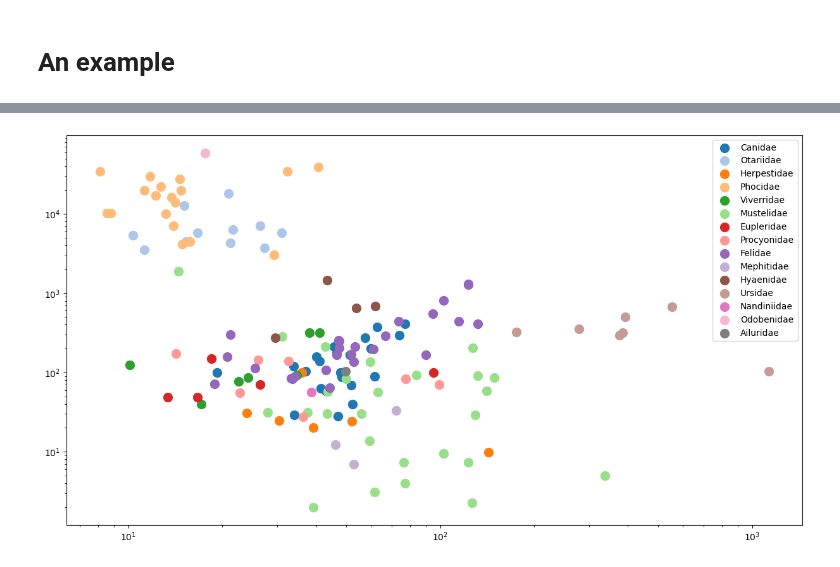
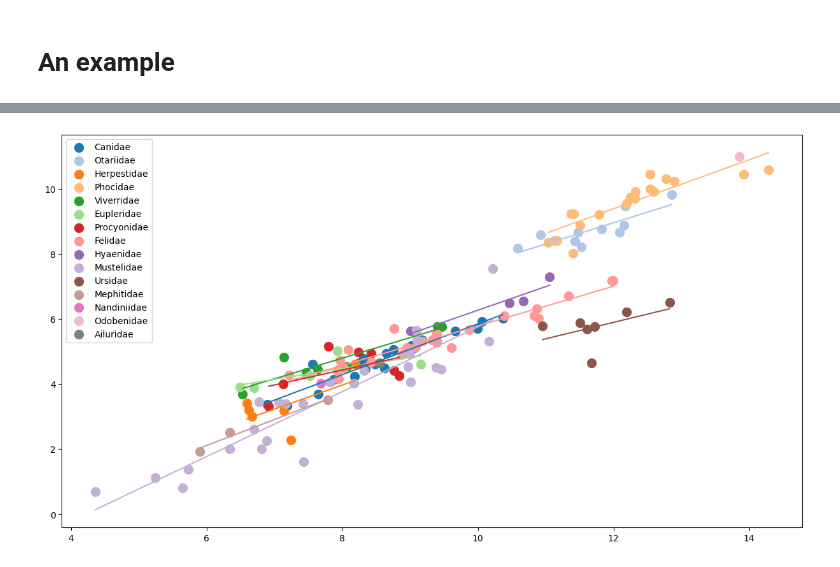
Before and after one commit to UOdsci/dsci345, a Jupyter notebook: class_material/slides/Week_09_Transformations_and_diagnostics.ipynb, the cells around one changed output, grey strips where cells are left out. Cells and saved outputs as stored; diff of their text form; code cells hidden in the pictures.

```diff
--- a/class_material/slides/Week_09_Transformations_and_diagnostics.ipynb
+++ b/class_material/slides/Week_09_Transformations_and_diagnostics.ipynb
@@ -31,0 +47,13 @@ plt.legend();
+# %%
+from sklearn.linear_model import LinearRegression as lm
+fit1 = lm().fit(carnivores[['AdultBodyMass_g']], carnivores.NeonateBodyMass_g)
+# %%
+for f in colors:
+    sub = carnivores[carnivores.Family == f]
+    plt.scatter(sub.AdultBodyMass_g, sub.NeonateBodyMass_g, color=colors[f], s=100, label=f)
+pred = pd.DataFrame({
+    "AdultBodyMass_g": np.linspace(0, 1.6e6, 21)
+})
+pred['NeonateBodyMass_g'] = fit1.predict(pred)
+plt.plot(pred.AdultBodyMass_g, pred.NeonateBodyMass_g)
+plt.legend();
@@ -31,0 +121,5 @@ plt.legend();
+# %%
+carnivores['PredictedNeonateMass'] = fit1.predict(
+    carnivores[['AdultBodyMass_g']]
+)
+carnivores['residual'] = carnivores['NeonateBodyMass_g'] - carnivores['PredictedNeonateMass']
@@ -39,0 +169,15 @@ plt.legend();
+# %%
+carnivores['logAdultBodyMass_g'] = np.log(carnivores['AdultBodyMass_g'])
+carnivores['logNeonateBodyMass_g'] = np.log(carnivores['NeonateBodyMass_g'])
+fit2 = lm().fit(carnivores[['logAdultBodyMass_g']], carnivores.logNeonateBodyMass_g)
+for f in colors:
+    sub = carnivores[carnivores.Family == f]
+    plt.scatter(sub.logAdultBodyMass_g, sub.logNeonateBodyMass_g, color=colors[f], s=100, label=f)
+pred2 = pd.DataFrame({
+    "logAdultBodyMass_g": np.linspace(np.min(carnivores.logAdultBodyMass_g),
+                                      np.max(carnivores.logAdultBodyMass_g), 201)
+})
+pred2['logNeonateBodyMass_g'] = fit2.predict(pred2)
+plt.plot(np.log(pred.AdultBodyMass_g), np.log(pred.NeonateBodyMass_g), label='orig fit')
+plt.plot(pred2.logAdultBodyMass_g, pred2.logNeonateBodyMass_g, label='log fit')
+plt.legend();
@@ -40,8 +192,14 @@ plt.legend();
 # %%
 for f in colors:
     sub = carnivores[carnivores.Family == f]
-    plt.scatter(sub.AdultBodyMass_g / sub.NeonateBodyMass_g, sub.NeonateBodyMass_g, color=colors[f], s=100, label=f)
-plt.xscale("log"); plt.yscale("log")
+    fit_sub = lm().fit(sub[['logAdultBodyMass_g']], sub.logNeonateBodyMass_g)
+    plt.scatter(sub.logAdultBodyMass_g, sub.logNeonateBodyMass_g, color=colors[f], s=100, label=f)
+    pred_sub = pd.DataFrame({
+        "logAdultBodyMass_g": np.linspace(np.min(sub.logAdultBodyMass_g),
+                                          np.max(sub.logAdultBodyMass_g), 201)
+    })
+    pred_sub['logNeonateBodyMass_g'] = fit_sub.predict(pred_sub)
+    plt.plot(pred_sub.logAdultBodyMass_g, pred_sub.logNeonateBodyMass_g, color=colors[f])
 plt.legend();
 # %% [output]
-[figure, old version]
+[figure, new version]
```
Also changed, not shown: parts of 30 cells of this notebook, 3 other files.
